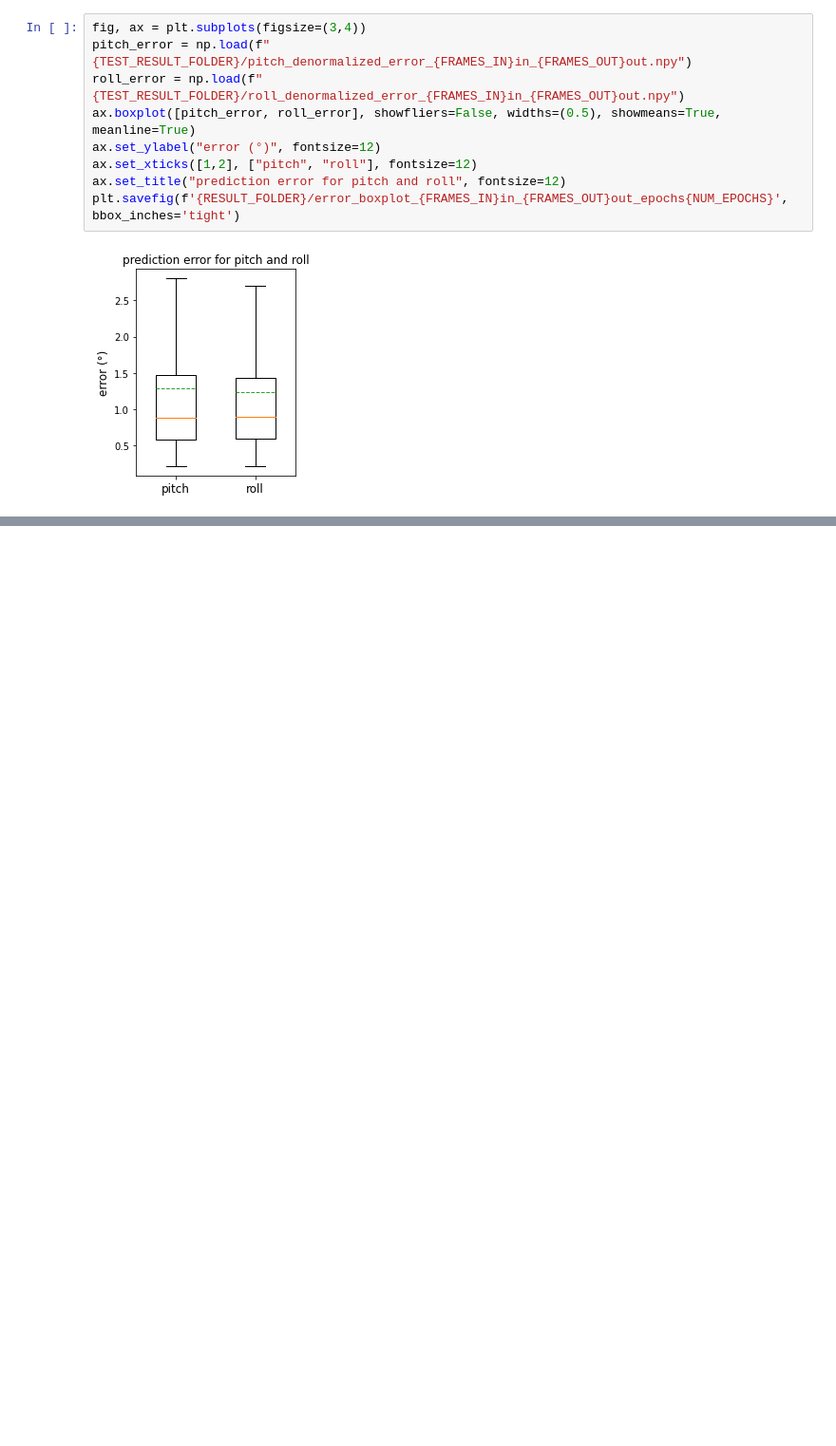
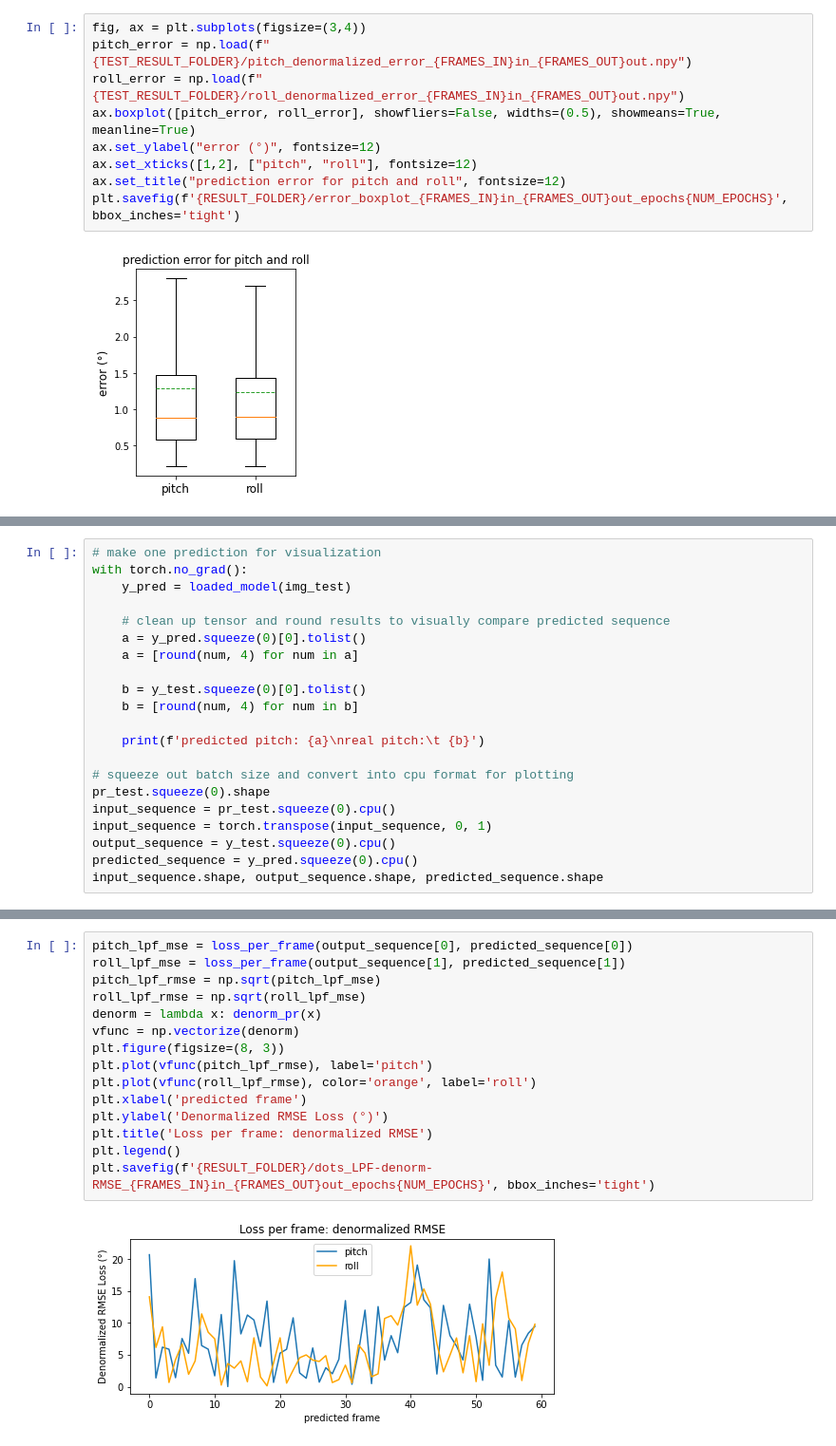
Before and after one commit to lancedw/3D-state-prediction-for-surface-vessels-using-IMU-data-and-images, a Jupyter notebook: code/notebooks/train_notebooks/cnn_lstm_img_gray.ipynb, the cells around one changed output, grey strips where cells are left out. Shown at 95% size. Saved outputs shown, nothing was run; the diff lists cells and outputs as text; blank space fills up the shorter version.

```diff
--- a/code/notebooks/train_notebooks/cnn_lstm_img_gray.ipynb
+++ b/code/notebooks/train_notebooks/cnn_lstm_img_gray.ipynb
@@ -969,0 +1010,21 @@ plt.savefig(f'{RESULT_FOLDER}/error_boxplot_{FRAMES_IN}in_{FRAMES_OUT}out_epochs
+# %%
+# make one prediction for visualization
+with torch.no_grad():
+    y_pred = loaded_model(img_test)
+
+    # clean up tensor and round results to visually compare predicted sequence
+    a = y_pred.squeeze(0)[0].tolist()
+    a = [round(num, 4) for num in a]
+
+    b = y_test.squeeze(0)[0].tolist()
+    b = [round(num, 4) for num in b]
+
+    print(f'predicted pitch: {a}\nreal pitch:\t {b}')
+
+# squeeze out batch size and convert into cpu format for plotting
+pr_test.squeeze(0).shape
+input_sequence = pr_test.squeeze(0).cpu()
+input_sequence = torch.transpose(input_sequence, 0, 1)
+output_sequence = y_test.squeeze(0).cpu()
+predicted_sequence = y_pred.squeeze(0).cpu()
+input_sequence.shape, output_sequence.shape, predicted_sequence.shape
@@ -969,0 +1035,17 @@ plt.savefig(f'{RESULT_FOLDER}/error_boxplot_{FRAMES_IN}in_{FRAMES_OUT}out_epochs
+# %%
+pitch_lpf_mse = loss_per_frame(output_sequence[0], predicted_sequence[0])
+roll_lpf_mse = loss_per_frame(output_sequence[1], predicted_sequence[1])
+pitch_lpf_rmse = np.sqrt(pitch_lpf_mse)
+roll_lpf_rmse = np.sqrt(roll_lpf_mse)
+denorm = lambda x: denorm_pr(x)
+vfunc = np.vectorize(denorm)
+plt.figure(figsize=(8, 3))
+plt.plot(vfunc(pitch_lpf_rmse), label='pitch')
+plt.plot(vfunc(roll_lpf_rmse), color='orange', label='roll')
+plt.xlabel('predicted frame')
+plt.ylabel('Denormalized RMSE Loss (°)')
+plt.title('Loss per frame: denormalized RMSE')
+plt.legend()
+plt.savefig(f'{RESULT_FOLDER}/dots_LPF-denorm-RMSE_{FRAMES_IN}in_{FRAMES_OUT}out_epochs{NUM_EPOCHS}', bbox_inches='tight')
+# %% [output]
+[figure, added]
```
Also changed, not shown: parts of 15 cells of this notebook, 13 other files.
